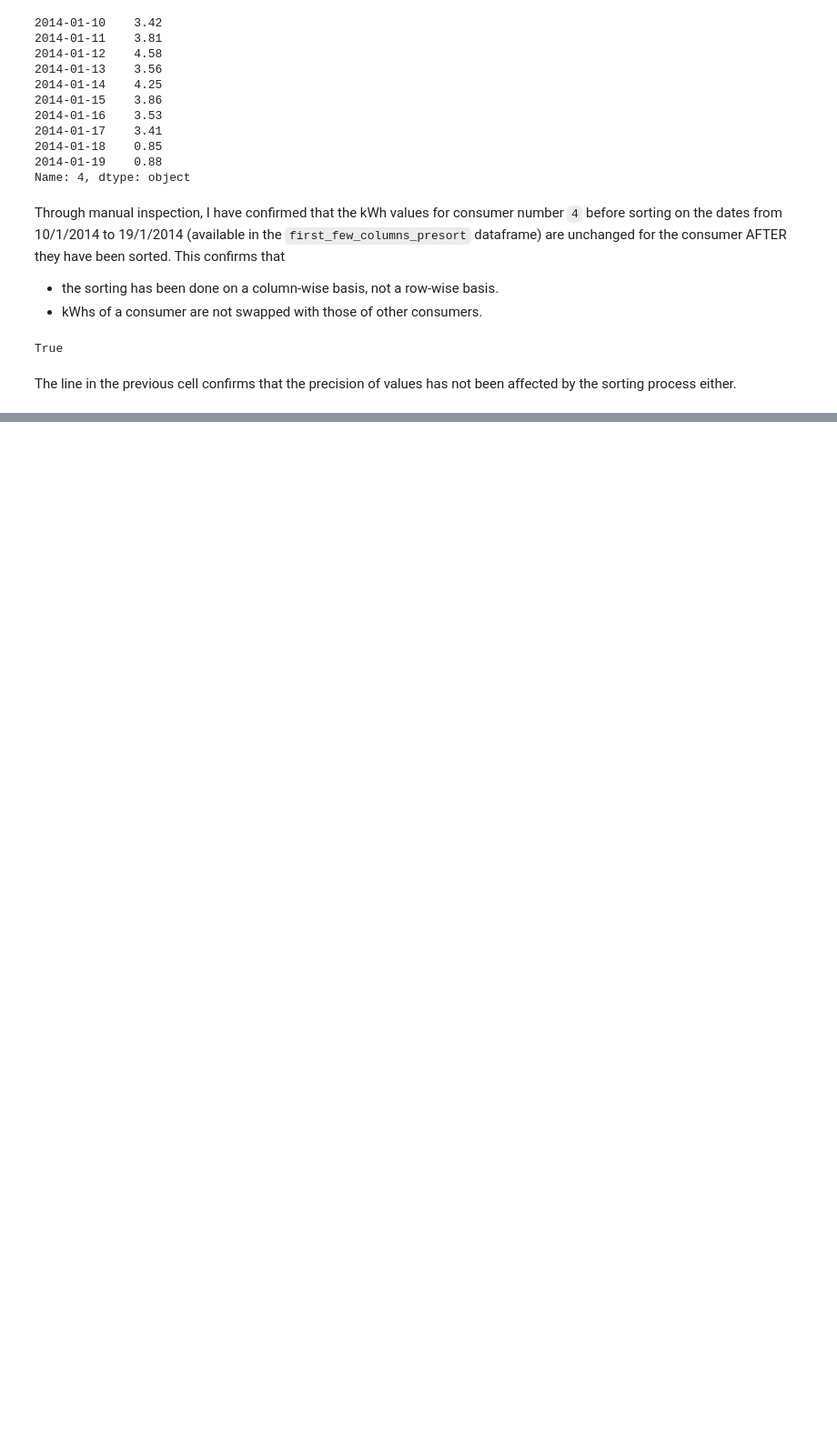
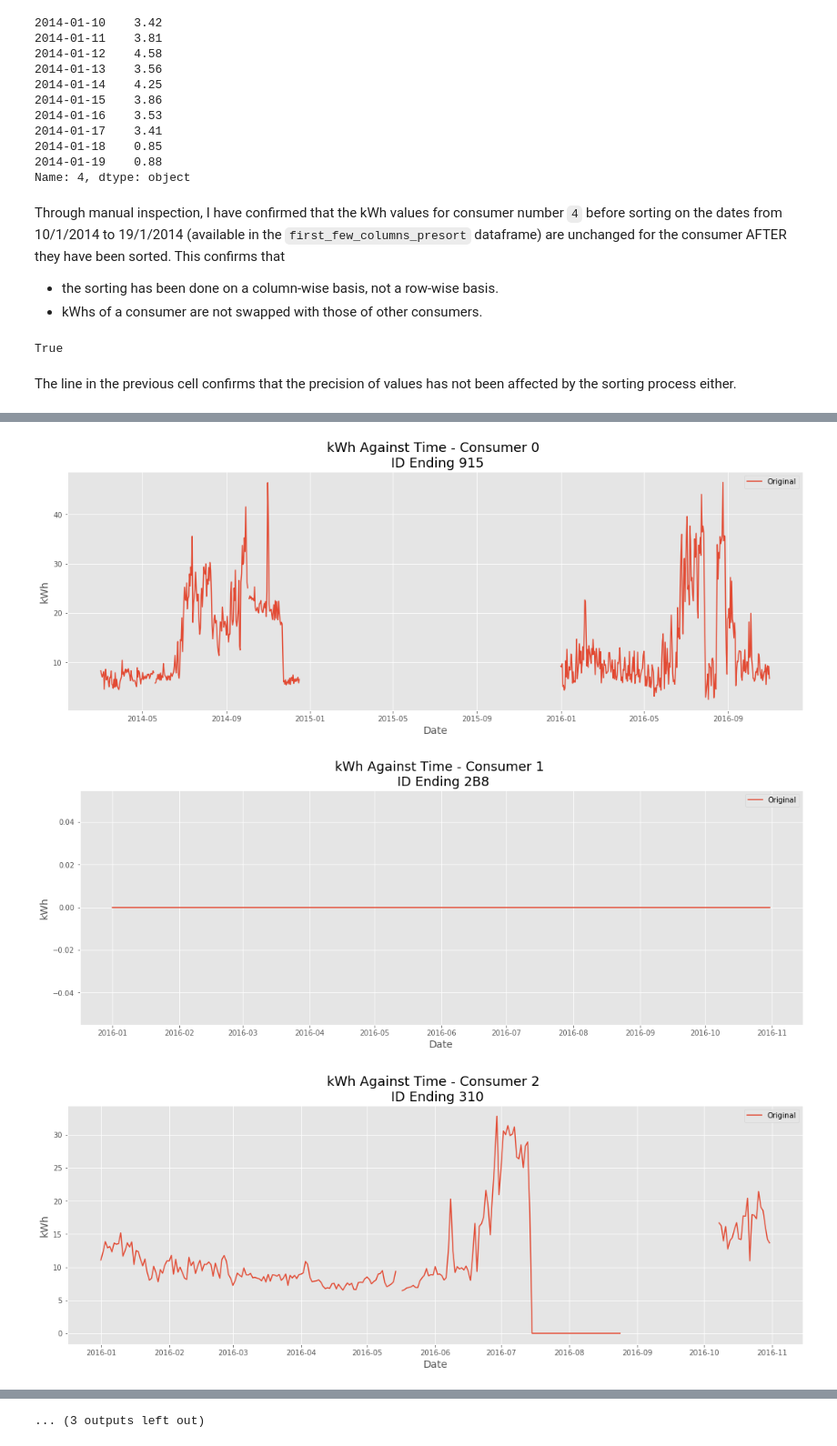
Before and after one commit to SMS-NED16/FYP-DL, a Jupyter notebook: fyp-assignments/03_Data_Preprocessing/Prepocessing_Tests.ipynb, the cells around one changed output, grey strips where cells are left out. Shown at 91% size. Saved outputs shown, nothing was run; the diff lists cells and outputs as text; code cells hidden in the pictures; blank space fills up the shorter version.

```diff
--- a/fyp-assignments/03_Data_Preprocessing/Prepocessing_Tests.ipynb
+++ b/fyp-assignments/03_Data_Preprocessing/Prepocessing_Tests.ipynb
@@ -361,0 +452,46 @@ The line in the previous cell confirms that the precision of values has not been
+# %%
+def plot_consumer_kWhs(consumer_idx=[0], start_idx=2, end_idx=1036,
+                       original_data=sorted_df, processed_data=None, figsize=(18, 6),
+                      plot_mean_std=False, is_interactive=False):
+    # Dates will be used as DatetimeIndex for easy plotting
+    dates = pd.DatetimeIndex(original_data.columns[start_idx : end_idx])
+
+    # If interactive, set matplotlib magic command
+    if is_interactive:
+        %matplotlib notebook
+    else:
+        %matplotlib inline
+
+    # For every consumer index specified
+    for i in consumer_idx:
+        # Create a new figure
+        plt.figure(figsize=figsize)
+
+        # Do not plot if not one-to-one correspondence between dates and kWhs
+        assert len(dates) == len(original_data.iloc[i, start_idx : end_idx])
+
+        # Plot the kWhs for the original data
+        plt.plot(dates, original_data.iloc[i, start_idx : end_idx], label='Original',
+                zorder=10)
+
+        # If also comparing against the processed data
+        if processed_data is not None:
+            plt.plot(dates, processed_data.iloc[i, start_idx:end_idx], label='Processed',
+                    zorder=0)
+
+        # Also shade area between mean and and standard deviation
+
+        # Annotate
+        plt.xlabel('Date', fontsize=14)
+        plt.ylabel('kWh', fontsize=14)
+        consumer_ID = original_data.iloc[i, 0][-4:-1]
+        title_str = "kWh Against Time - Consumer {} \n ID Ending {}".format(i, consumer_ID)
+        plt.title(title_str, fontsize=18)
+        plt.grid(True)
+        plt.legend()
+# %%
+plot_consumer_kWhs(consumer_idx=np.arange(0, 15, 1), is_interactive=False)
+# %% [output]
+[figure, added]
+[figure, added]
+[figure, added]
@@ -361,0 +507 @@ The line in the previous cell confirms that the precision of values has not been
+... (3 outputs left out)
```
Also changed, not shown: parts of 48 cells of this notebook.
